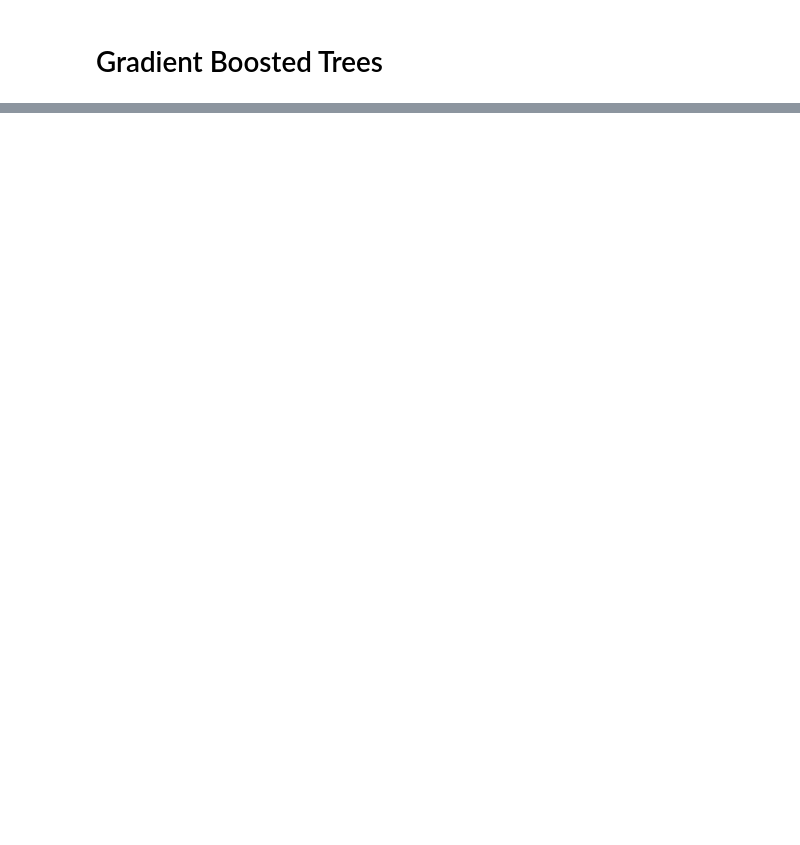
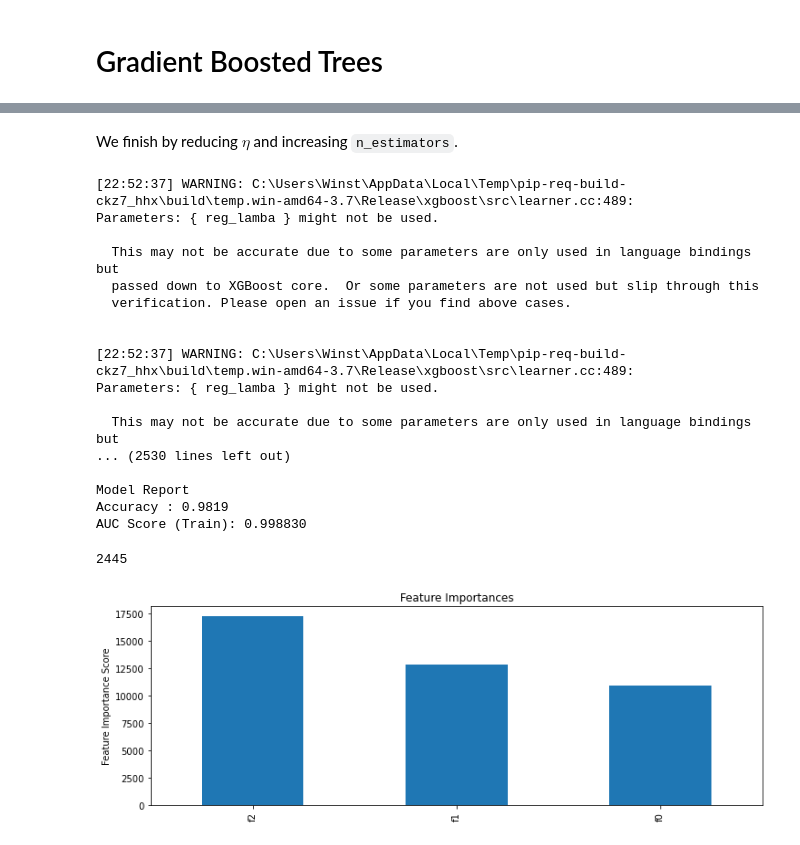
Before and after one commit to Winner-exe/piPACT, a Jupyter notebook: pi_pact_xgboost.ipynb, the cells around one changed output, grey strips where cells are left out. Cells and saved outputs as stored; diff of their text form; code cells hidden in the pictures; blank space fills up the shorter version.

```diff
--- a/pi_pact_xgboost.ipynb
+++ b/pi_pact_xgboost.ipynb
@@ -55,0 +300,17 @@ print('accuracy =', grid.best_score_)
+# %%
+param_test4 = {
+     'reg_alpha': [0, 1e-8, 1e-6],
+     'reg_lamba': [0, ]
+}
+gsearch4 = GridSearchCV(estimator = XGBClassifier(learning_rate=0.1, n_estimators=best_n_estimators_2,
+                                                  max_depth=best_max_depth,
+                                                  min_child_weight=best_min_child_weight,
+                                                  gamma=best_gamma, subsample=best_subsample,
+                                                  colsample_bytree=best_colsample_bytree,
+                                                  objective=objective, num_class=num_classes,
+                                                  nthread=4, scale_pos_weight=1, seed=0),
+                        param_grid=param_test4, scoring=scoring, n_jobs=4, cv=5)
+gsearch4.fit(X, y)
+best_alpha = gsearch4.best_params_['reg_alpha']
+best_lambda = gsearch4.best_params_['reg_lamba']
+print(gsearch4.cv_results_, gsearch4.best_params_, gsearch4.best_score_)
@@ -55,0 +333,38 @@ print('accuracy =', grid.best_score_)
+# %% [markdown]
+We finish by reducing $\eta$ and increasing `n_estimators`.
+# %%
+xgb4 = XGBClassifier(learning_rate=0.01,
+                     n_estimators=5000,
+                     max_depth=best_max_depth,
+                     min_child_weight=best_min_child_weight,
+                     gamma=best_gamma,
+                     subsample=best_subsample,
+                     colsample_bytree=best_colsample_bytree,
+                     reg_alpha=best_alpha,
+                     reg_lamba=best_lambda,
+                     objective=objective,
+                     num_class=num_classes,
+                     nthread=4,
+                     scale_pos_weight=1,
+                     seed=0)
+modelfit(xgb4, X, y)
+# %% [output]
+[22:52:37] WARNING: C:\Users\Winst\AppData\Local\Temp\pip-req-build-ckz7_hhx\build\temp.win-amd64-3.7\Release\xgboost\src\learner.cc:489:
+Parameters: { reg_lamba } might not be used.
+
+  This may not be accurate due to some parameters are only used in language bindings but
+  passed down to XGBoost core.  Or some parameters are not used but slip through this
+  verification. Please open an issue if you find above cases.
+
+
+[22:52:37] WARNING: C:\Users\Winst\AppData\Local\Temp\pip-req-build-ckz7_hhx\build\temp.win-amd64-3.7\Release\xgboost\src\learner.cc:489:
+Parameters: { reg_lamba } might not be used.
+
+  This may not be accurate due to some parameters are only used in language bindings but
+... (2530 lines left out)
+
+Model Report
+Accuracy : 0.9819
+AUC Score (Train): 0.998830
+2445
+[figure, added]
```
Also changed, not shown: parts of 20 cells of this notebook, 13 other files.
